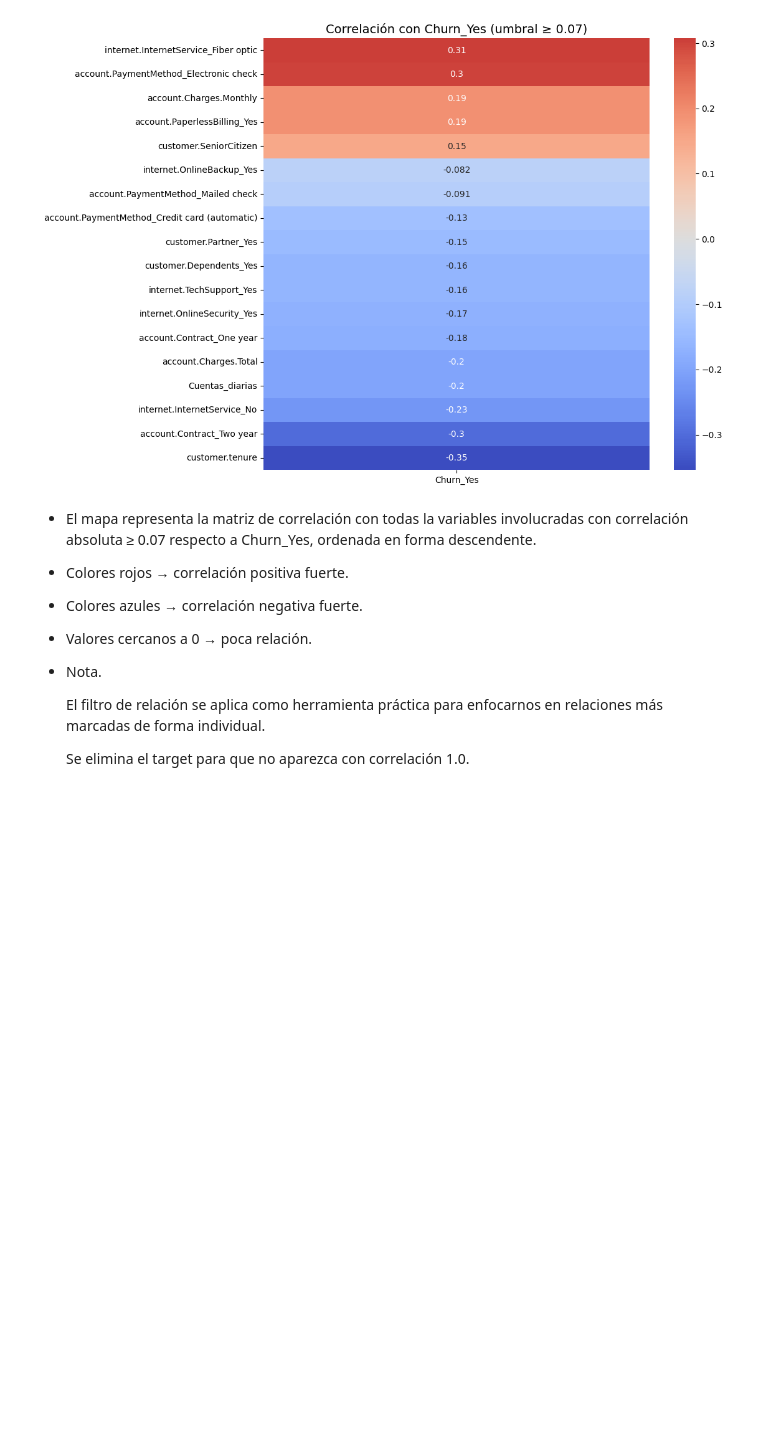
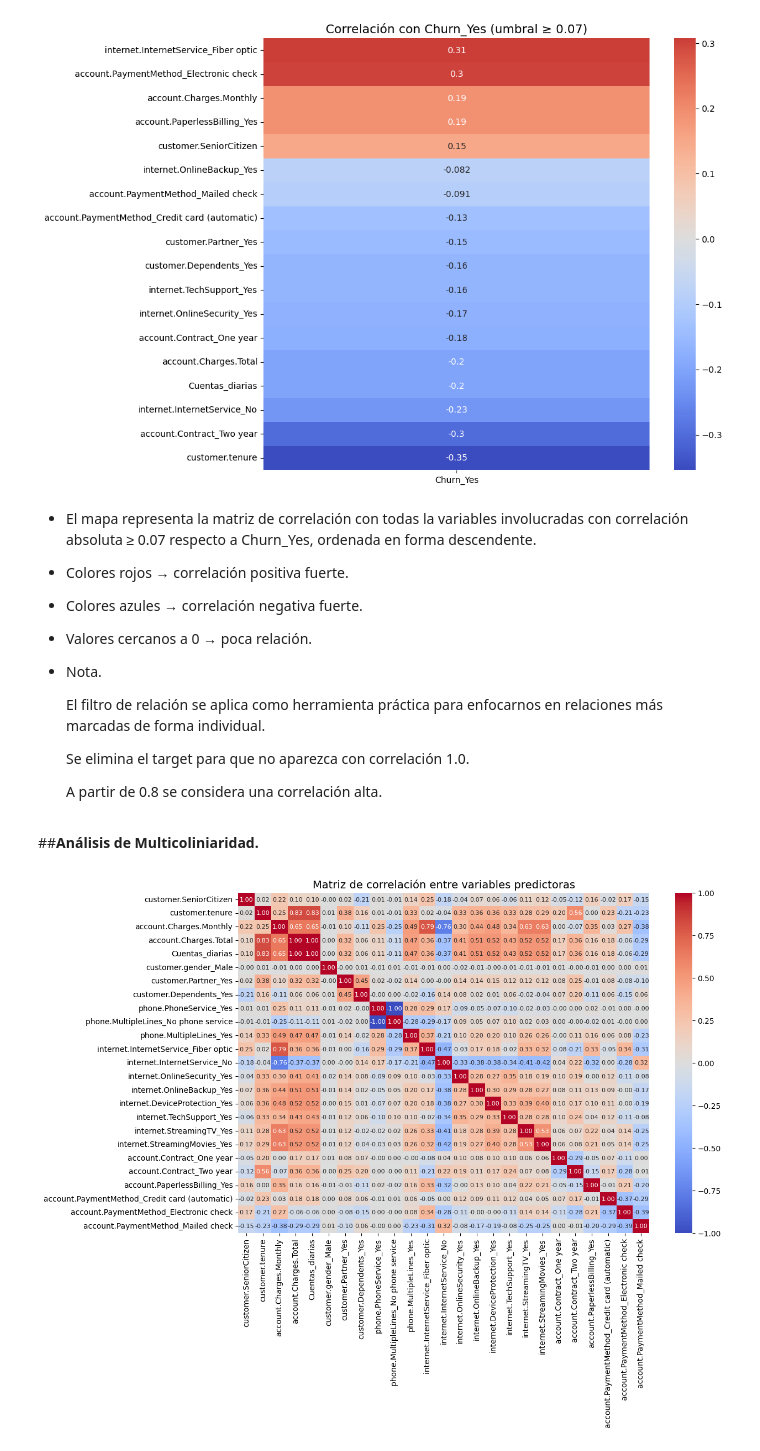
Before and after one commit to EuniceGarcia503/Challenge3_TelecomX_LATAM_parte_II, a Jupyter notebook: Challenge_TelecomX_parte_II.ipynb, the cells around one changed output. Drawn from its saved outputs; the diff is of its cells as text; code cells hidden in the pictures; blank space fills up the shorter version.

```diff
--- a/Challenge_TelecomX_parte_II.ipynb
+++ b/Challenge_TelecomX_parte_II.ipynb
@@ -334,3 +433,28 @@ plt.show()
   El filtro de relación se aplica como herramienta práctica para enfocarnos en relaciones más marcadas de forma individual.
 
   Se elimina el target para que no aparezca con correlación 1.0.
+
+  A partir de 0.8 se considera una correlación alta.
+# %% [markdown]
+##**Análisis de Multicoliniaridad.**
+# %%
+
+
+# Matriz de correlación solo para variables predictoras (quitamos el target)
+predictoras = df_encoding.drop(columns=[target_var])
+corr_matrix = predictoras.corr()
+
+# Graficar heatmap con coeficientes
+plt.figure(figsize=(12, 8))
+sns.heatmap(
+    corr_matrix,
+    cmap='coolwarm',
+    center=0,
+    annot=True,           # Mostrar los números
+    fmt=".2f",            # Formato de 2 decimales
+    annot_kws={"size": 8} # Tamaño del texto de los coeficientes
+)
+plt.title("Matriz de correlación entre variables predictoras", fontsize=14)
+plt.show()
+# %% [output]
+[figure, added]
```
Also changed, not shown: parts of 18 cells of this notebook.
